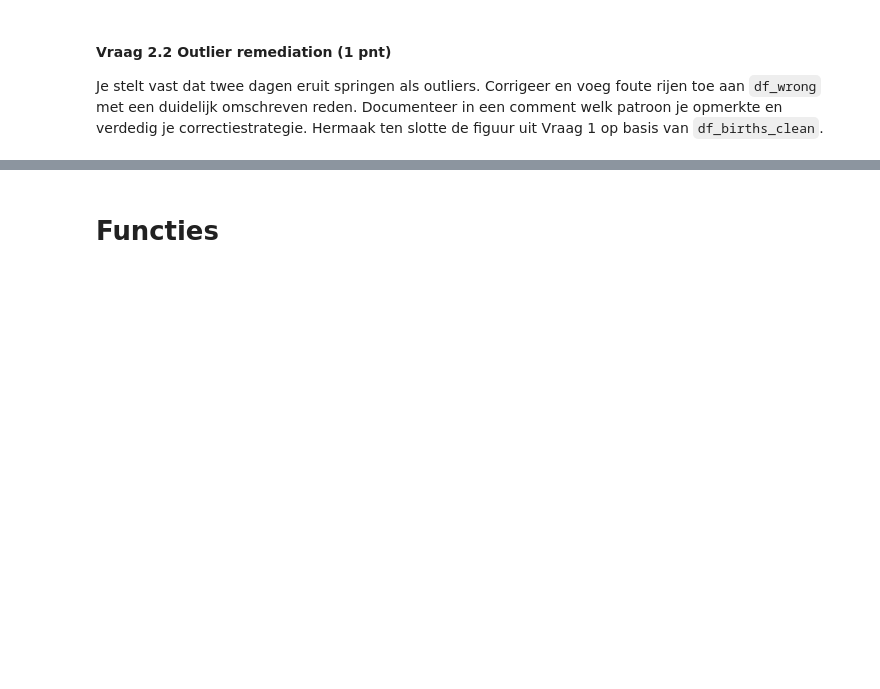
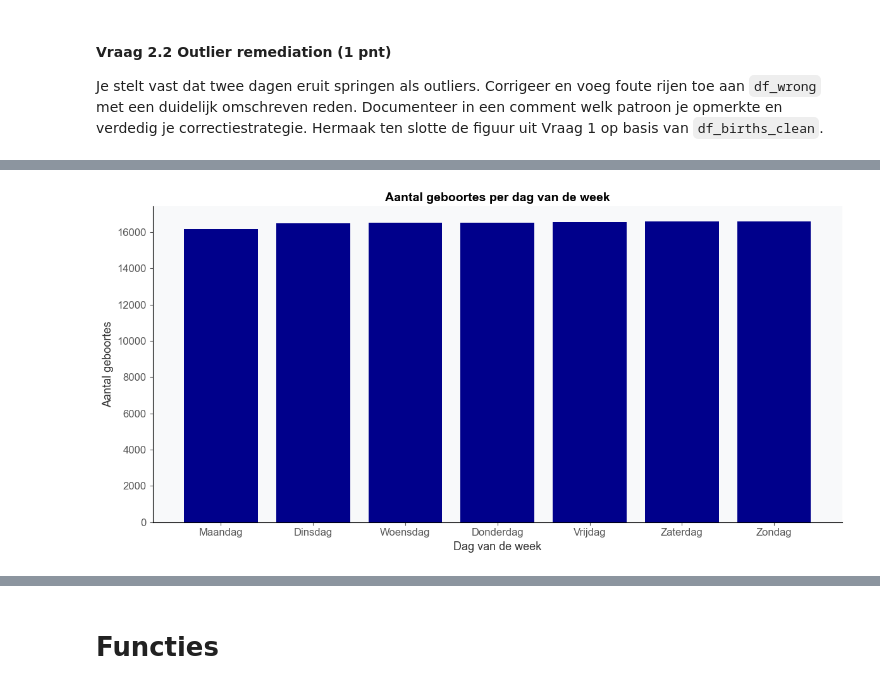
Before and after one commit to kurt253/202603224-regi, a Jupyter notebook: notebooks/ReadFiles.ipynb, the cells around one changed output, grey strips where cells are left out. Saved outputs shown, nothing was run; the diff lists cells and outputs as text; code cells hidden in the pictures; blank space fills up the shorter version.

```diff
--- a/notebooks/ReadFiles.ipynb
+++ b/notebooks/ReadFiles.ipynb
@@ -213,0 +349,29 @@ Je stelt vast dat twee dagen eruit springen als outliers. Corrigeer en voeg fout
+# %%
+geboortes_per_weekdag = (
+    df_births_clean
+    .groupby("dag van de week")
+    .size()
+    .reset_index(name="aantal_geboortes")
+)
+
+dag_namen = ["Maandag", "Dinsdag", "Woensdag", "Donderdag", "Vrijdag", "Zaterdag", "Zondag"]
+geboortes_per_weekdag["naam"] = geboortes_per_weekdag["dag van de week"].map(
+    dict(enumerate(dag_namen))
+)
+
+fig, ax = plt.subplots(figsize=(12, 6))
+
+ax.bar(
+    geboortes_per_weekdag["naam"],
+    geboortes_per_weekdag["aantal_geboortes"],
+    color=kleuren["marineblauw"],
+)
+
+ax.set_title("Aantal geboortes per dag van de week")
+ax.set_xlabel("Dag van de week")
+ax.set_ylabel("Aantal geboortes")
+ax.grid(False)
+plt.tight_layout()
+plt.show()
+# %% [output]
+[figure, added]
```
Also changed, not shown: parts of 19 cells of this notebook, 2 other files.
